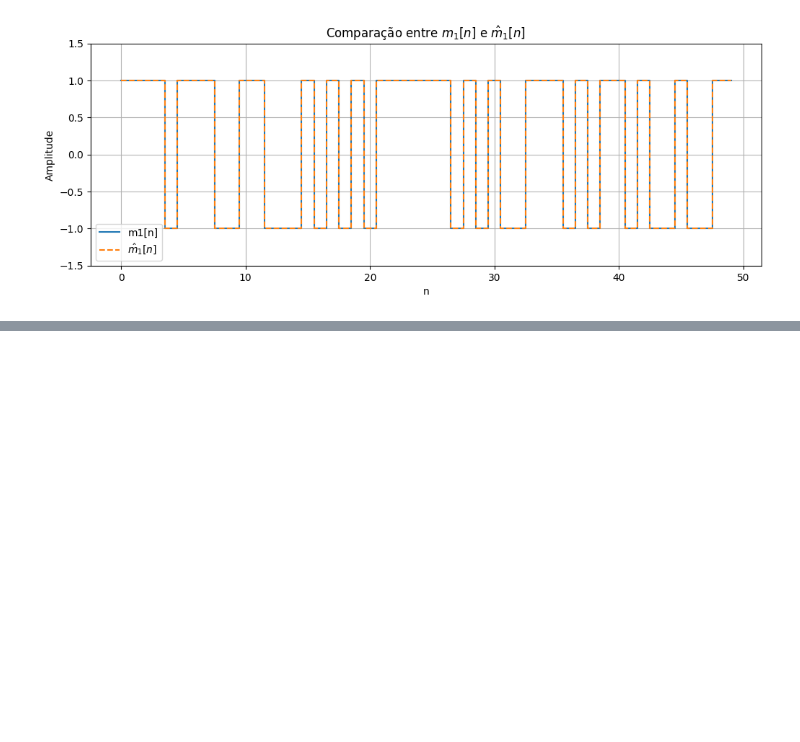
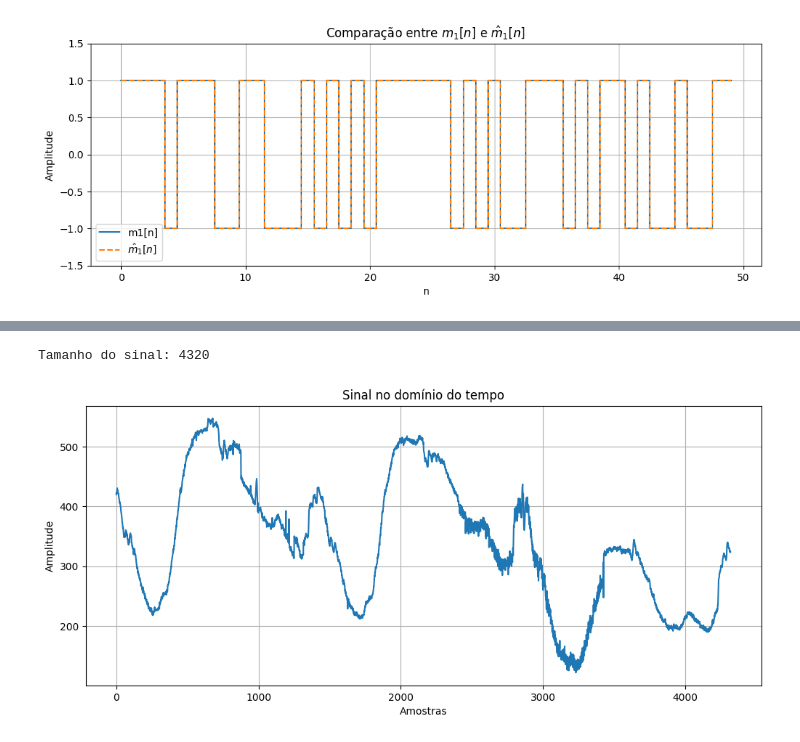
Before and after one commit to masterAristocats/Trabalho-Processamento-de-Sinais-I-5, a Jupyter notebook: rep.ipynb, the cells around one changed output, grey strips where cells are left out. Drawn from its saved outputs; the diff is of its cells as text; code cells hidden in the pictures; blank space fills up the shorter version.

```diff
--- a/rep.ipynb
+++ b/rep.ipynb
@@ -725,0 +1187,41 @@ plt.show()
+# %%
+import numpy as np
+import matplotlib.pyplot as plt
+from scipy.io import loadmat
+# -----------------------------
+# Carregamento do sinal
+# -----------------------------
+
+data = loadmat('leleccum.mat')
+
+# Nome da variável dentro do arquivo
+signal = data['leleccum']
+
+# Remove dimensões extras
+signal = signal.squeeze()
+
+print("Tamanho do sinal:", len(signal))
+# %% [output]
+Tamanho do sinal: 4320
+# %%
+# -----------------------------
+# Sinal no tempo
+# -----------------------------
+
+n = np.arange(len(signal))
+
+plt.figure(figsize=(12,5))
+
+plt.plot(n, signal)
+
+plt.title('Sinal no domínio do tempo')
+
+plt.xlabel('Amostras')
+
+plt.ylabel('Amplitude')
+
+plt.grid(True)
+
+plt.show()
+# %% [output]
+[figure, added]
```
Also changed, not shown: parts of 25 cells of this notebook.
